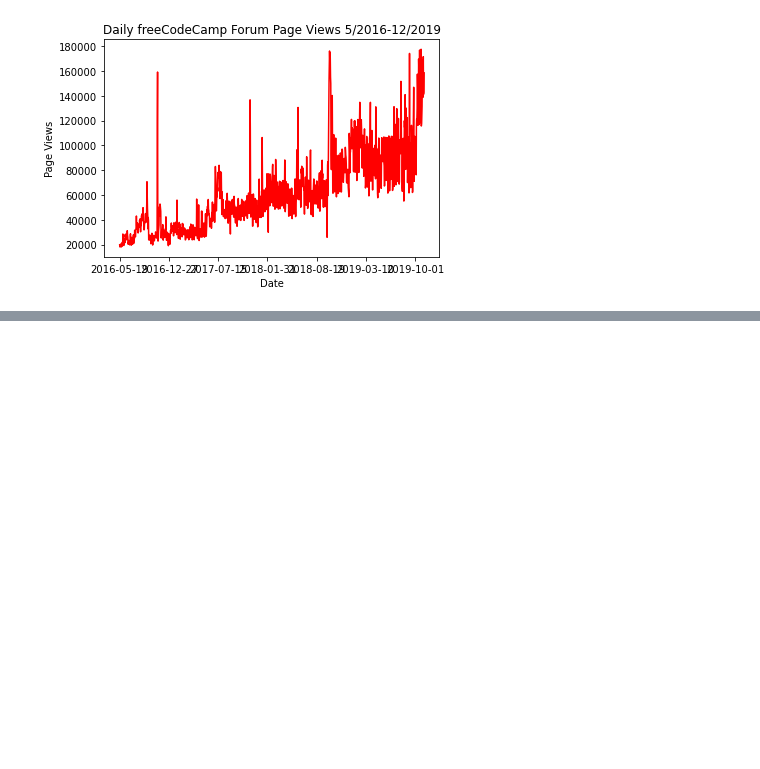
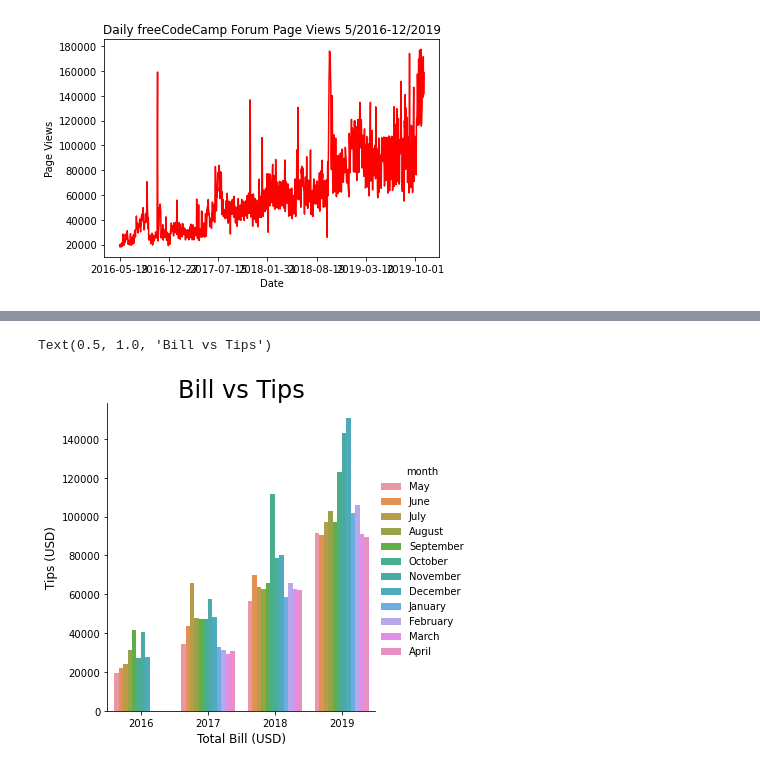
Before and after one commit to YosefGuevara012/Page-View-Time-Series-Visualizer, a Jupyter notebook: test_time_series.ipynb, the cells around one changed output, grey strips where cells are left out. Saved outputs shown, nothing was run; the diff lists cells and outputs as text; code cells hidden in the pictures; blank space fills up the shorter version.

Commit message:
Figured sorted

```diff
--- a/test_time_series.ipynb
+++ b/test_time_series.ipynb
@@ -59,0 +55,15 @@ sns.catplot(x = "year", y = "value", hue = "month", kind = "bar", data = df2)
+# %%
+
+sns.catplot( ax = ax, x = "year", y = "value", hue = "month", kind = "bar", data = df2)
+plt.xlabel( "Total Bill (USD)" , size = 12 )
+
+# Set label for y-axis
+plt.ylabel( "Tips (USD)" , size = 12 )
+
+# Set title for figure
+plt.title( "Bill vs Tips" , size = 24 )
+
+# Display figure
+# %% [output]
+Text(0.5, 1.0, 'Bill vs Tips')
+[figure, added]
```
Also changed, not shown: parts of 3 cells of this notebook.
